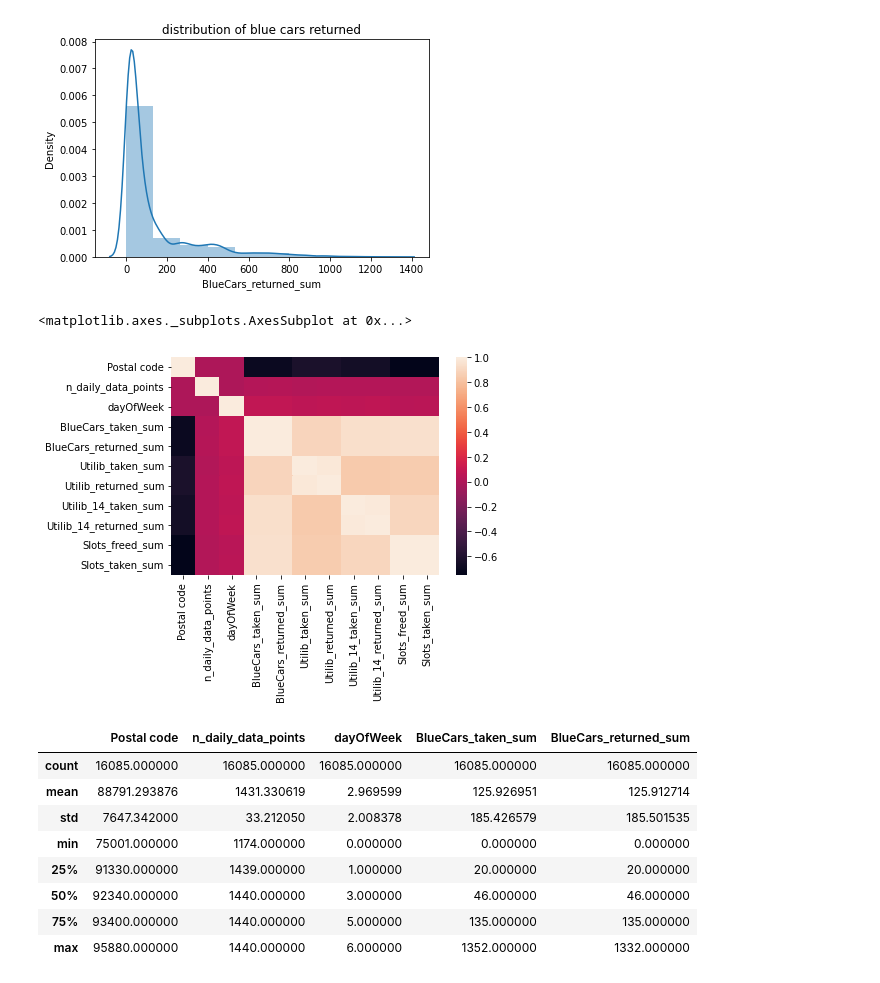
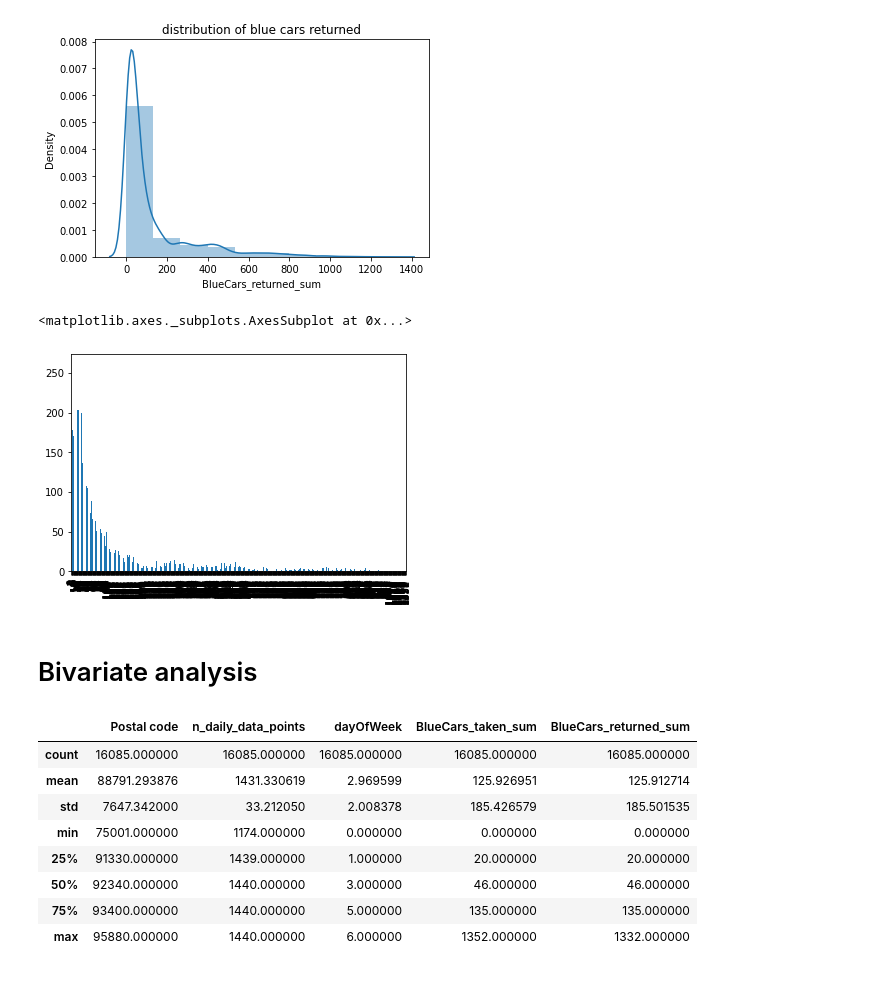
Before and after one commit to castynyaga/Statistics-IP, a Jupyter notebook: Statistics_IP_Casty_Nyaga.ipynb, the cells around one changed output. Drawn from its saved outputs; the diff is of its cells as text; code cells hidden in the pictures.

```diff
--- a/Statistics_IP_Casty_Nyaga.ipynb
+++ b/Statistics_IP_Casty_Nyaga.ipynb
@@ -636,10 +653,10 @@ plt.title('distribution of blue cars returned')
 # %% [output]
 Text(0.5, 1.0, 'distribution of blue cars returned')
 [figure]
-# %%
-#correlation heatmap for the data
-sns.heatmap(df1.corr())
-#The heatmap shows that apart from n_daily_data_points, the other variable are highly correlated
-# %% [output]
-<matplotlib.axes._subplots.AxesSubplot at 0x...>
-[figure, removed]
+# %%
+df1['BlueCars_taken_sum'].value_counts().sort_index().plot.bar()
+# %% [output]
+<matplotlib.axes._subplots.AxesSubplot at 0x...>
+[figure, added]
+# %% [markdown]
+# Bivariate analysis
```
Also changed, not shown: parts of 13 cells of this notebook.
